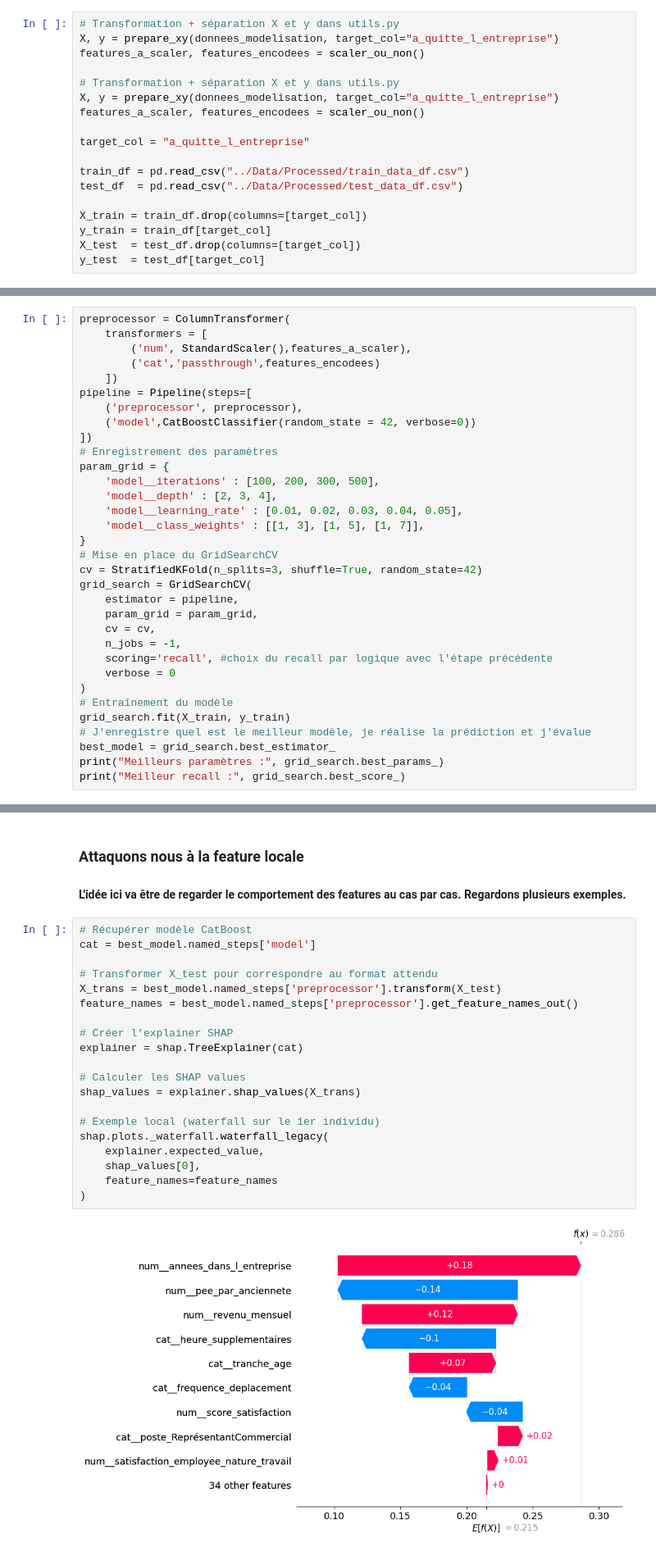
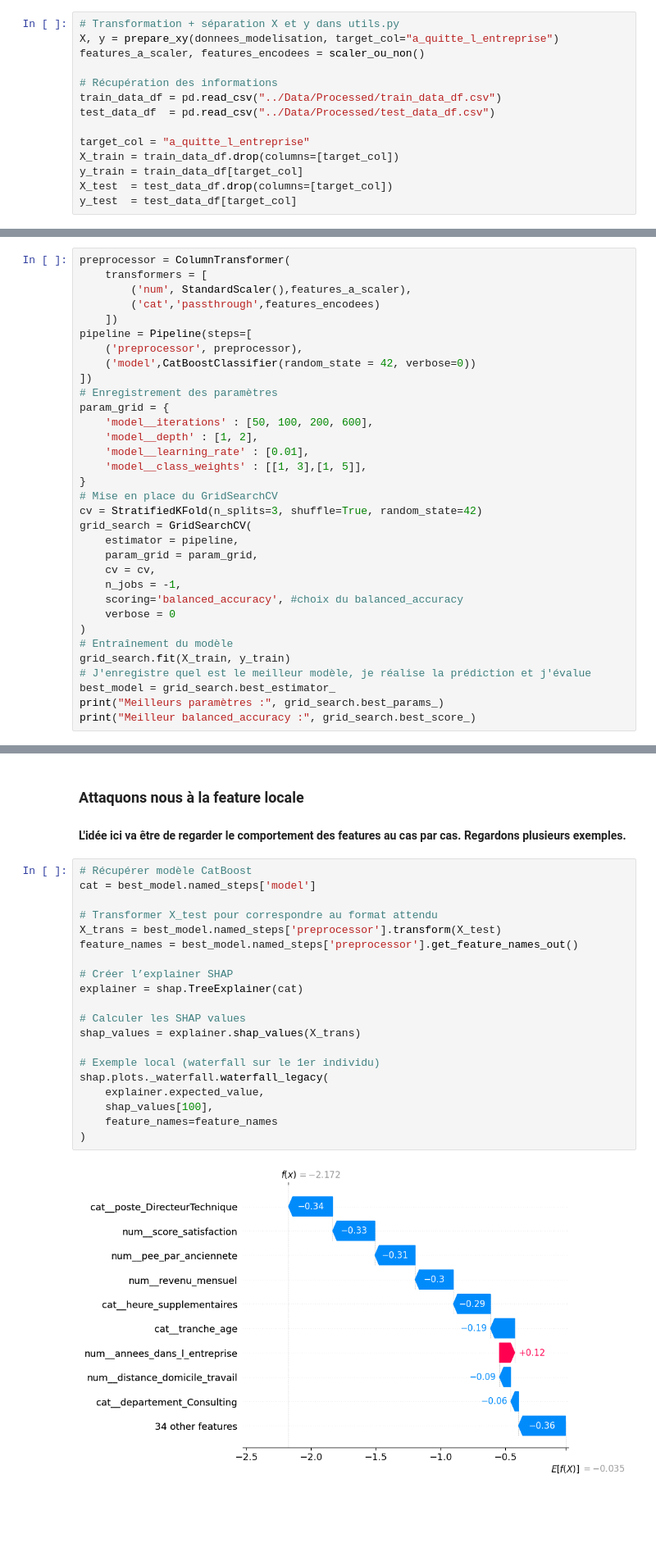
Before and after one commit to SCFlorian/Classifiez_automatiquement_des_informations, a Jupyter notebook: notebooks/notebook_5_optimisation_interpretation.ipynb, the cells around one changed output, grey strips where cells are left out. Shown at 82% size. Saved outputs shown, nothing was run; the diff lists cells and outputs as text; blank space fills up the shorter version.

Commit message:
Mise à jour étape 3,4,5 et fichier utils.py

```diff
--- a/notebooks/notebook_5_optimisation_interpretation.ipynb
+++ b/notebooks/notebook_5_optimisation_interpretation.ipynb
@@ -59,17 +50,13 @@ donnees_modelisation = pd.read_csv("../Data/Processed/Projet_4_etape1_clean.csv"
 X, y = prepare_xy(donnees_modelisation, target_col="a_quitte_l_entreprise")
 features_a_scaler, features_encodees = scaler_ou_non()
 
-# Transformation + séparation X et y dans utils.py
-X, y = prepare_xy(donnees_modelisation, target_col="a_quitte_l_entreprise")
-features_a_scaler, features_encodees = scaler_ou_non()
+# Récupération des informations
+train_data_df = pd.read_csv("../Data/Processed/train_data_df.csv")
+test_data_df  = pd.read_csv("../Data/Processed/test_data_df.csv")
 
 target_col = "a_quitte_l_entreprise"
-
-train_df = pd.read_csv("../Data/Processed/train_data_df.csv")
-test_df  = pd.read_csv("../Data/Processed/test_data_df.csv")
-
-X_train = train_df.drop(columns=[target_col])
-y_train = train_df[target_col]
-X_test  = test_df.drop(columns=[target_col])
-y_test  = test_df[target_col]
+X_train = train_data_df.drop(columns=[target_col])
+y_train = train_data_df[target_col]
+X_test  = test_data_df.drop(columns=[target_col])
+y_test  = test_data_df[target_col]
 # %% [markdown]
@@ -86,10 +73,10 @@ pipeline = Pipeline(steps=[
 ])
 # Enregistrement des paramètres
 param_grid = {
-    'model__iterations' : [100, 200, 300, 500],
-    'model__depth' : [2, 3, 4],
-    'model__learning_rate' : [0.01, 0.02, 0.03, 0.04, 0.05],
-    'model__class_weights' : [[1, 3], [1, 5], [1, 7]],
+    'model__iterations' : [50, 100, 200, 600],
+    'model__depth' : [1, 2],
+    'model__learning_rate' : [0.01],
+    'model__class_weights' : [[1, 3],[1, 5]],
 }
 # Mise en place du GridSearchCV
 cv = StratifiedKFold(n_splits=3, shuffle=True, random_state=42)
@@ -98,7 +85,7 @@ grid_search = GridSearchCV(
     param_grid = param_grid,
     cv = cv,
     n_jobs = -1,
-    scoring='recall', #choix du recall par logique avec l'étape précédente
+    scoring='balanced_accuracy', #choix du balanced_accuracy
     verbose = 0
 )
 # Entraînement du modèle
@@ -106,5 +93,5 @@ grid_search.fit(X_train, y_train)
 # J'enregistre quel est le meilleur modèle, je réalise la prédiction et j'évalue
 best_model = grid_search.best_estimator_
 print("Meilleurs paramètres :", grid_search.best_params_)
-print("Meilleur recall :", grid_search.best_score_)
+print("Meilleur balanced_accuracy :", grid_search.best_score_)
 # %% [output]
@@ -412,22 +511,22 @@ On voit une probabilité plus forte de départs pour ceux qui ont le moins d'anc
 # %%
 # Récupérer modèle CatBoost
 cat = best_model.named_steps['model']
 
 # Transformer X_test pour correspondre au format attendu
 X_trans = best_model.named_steps['preprocessor'].transform(X_test)
 feature_names = best_model.named_steps['preprocessor'].get_feature_names_out()
 
 # Créer l’explainer SHAP
 explainer = shap.TreeExplainer(cat)
 
 # Calculer les SHAP values
 shap_values = explainer.shap_values(X_trans)
 
 # Exemple local (waterfall sur le 1er individu)
 shap.plots._waterfall.waterfall_legacy(
     explainer.expected_value,
-    shap_values[0],
+    shap_values[100],
     feature_names=feature_names
 )
 # %% [output]
-[figure, old version]
+[figure, new version]
```
Also changed, not shown: parts of 35 cells of this notebook, 3 other files.
